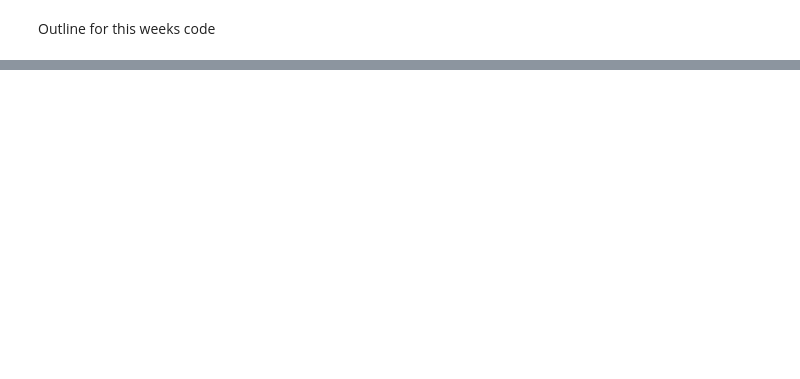
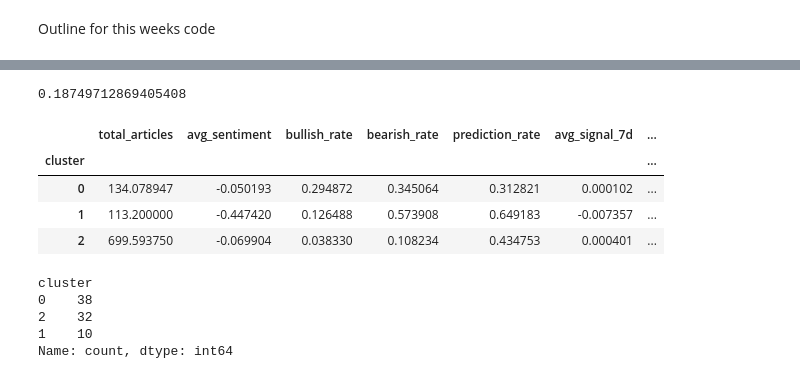
Before and after one commit to AJDodds3/CAP5771_andrew.dodds, a Jupyter notebook: raw_work/data_modeling_part2.ipynb, the cells around one changed output, grey strips where cells are left out. Drawn from its saved outputs; the diff is of its cells as text; code cells hidden in the pictures; blank space fills up the shorter version.

```diff
--- a/raw_work/data_modeling_part2.ipynb
+++ b/raw_work/data_modeling_part2.ipynb
@@ -45,0 +335,35 @@ Pipeline(steps=[('scaler', StandardScaler()),
+# %%
+author_features_2 = data.groupby("publisher").agg(
+    total_articles=("total_article_count", "max"),
+
+    avg_sentiment=("sentiment_encoded", "mean"),
+    bullish_rate=("sentiment_encoded", lambda x: (x == 1).mean()),
+    bearish_rate=("sentiment_encoded", lambda x: (x == -1).mean()),
+
+    prediction_rate=("Headline_Class_Prediction", "mean"),
+
+    avg_signal_7d=("signal_return_7d", "mean"),
+    avg_signal_30d=("signal_return_30d", "mean"),
+    avg_signal_6m=("signal_return_6m", "mean"),
+
+    avg_return_30d=("return_30d", "mean"),
+    volatility=("return_30d", "std"),
+
+    long_term_rate=("long_term", "mean")
+)
+# %%
+
+scaler = StandardScaler()
+X_scaled = scaler.fit_transform(author_features_2)
+# %%
+inertia = []
+for k in range(2, 10):
+    kmeans = KMeans(n_clusters=k, random_state=42)
+    kmeans.fit(X_scaled)
+    inertia.append(kmeans.inertia_)
+
+plt.plot(range(2,10), inertia)
+plt.xlabel("Number of Clusters")
+plt.ylabel("Inertia")
+plt.title("Picking Clusters")
+plt.show()
@@ -45,0 +372,24 @@ Pipeline(steps=[('scaler', StandardScaler()),
+# %%
+kmeans = KMeans(n_clusters=3, random_state=42)
+author_features_2["cluster"] = kmeans.fit_predict(X_scaled)
+# %%
+sil_score = silhouette_score(X_scaled, author_features_2["cluster"])
+print(sil_score)
+# %% [output]
+0.18749712869405408
+# %%
+author_features_2.groupby("cluster").mean()
+# %% [output]
+|  | total_articles | avg_sentiment | bullish_rate | bearish_rate | prediction_rate | avg_signal_7d | ... |
+| cluster |  |  |  |  |  |  | ... |
+| 0 | 134.078947 | -0.050193 | 0.294872 | 0.345064 | 0.312821 | 0.000102 | ... |
+| 1 | 113.200000 | -0.447420 | 0.126488 | 0.573908 | 0.649183 | -0.007357 | ... |
+| 2 | 699.593750 | -0.069904 | 0.038330 | 0.108234 | 0.434753 | 0.000401 | ... |
+# %%
+author_features_2["cluster"].value_counts()
+# %% [output]
+cluster
+0    38
+2    32
+1    10
+Name: count, dtype: int64
```
Also changed, not shown: parts of 36 cells of this notebook, 2 other files.
